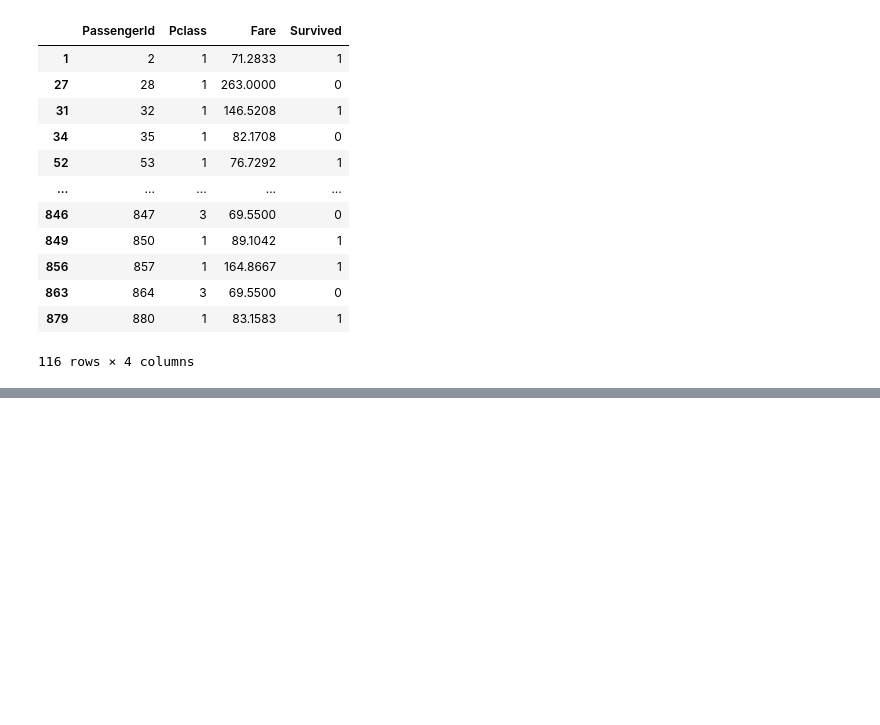
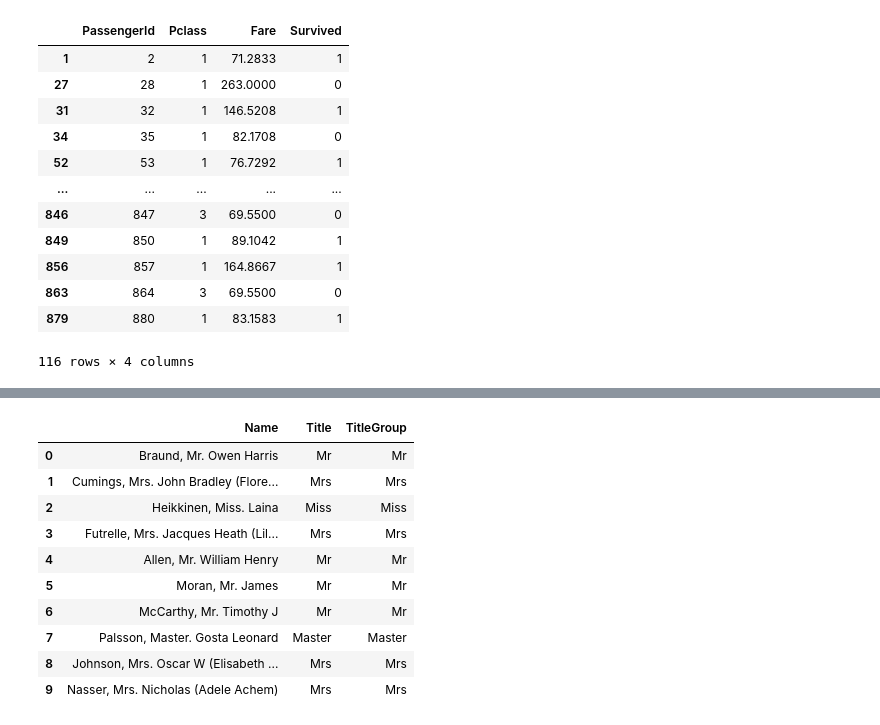
Before and after one commit to SumaiyaaRq/eda-projects, a Jupyter notebook: Titanic_EDA.ipynb, the cells around one changed output, grey strips where cells are left out. Drawn from its saved outputs; the diff is of its cells as text; code cells hidden in the pictures; blank space fills up the shorter version.

Commit message:
Extract TitleGroups from the Names

```diff
--- a/Titanic_EDA.ipynb
+++ b/Titanic_EDA.ipynb
@@ -443,0 +487,2 @@ plt.show()
+# %%
+df["Title"] = df["Name"].str.split(",").str[1].str.split(".").str[0].str.strip()
@@ -443,0 +525,3 @@ plt.show()
+# %%
+common_titles=["Mr", "Mrs", "Miss", "Master"]
+df["TitleGroup"]=df["Title"].where(df["Title"].isin(common_titles),"Rare")
@@ -443,0 +538,14 @@ plt.show()
+# %%
+df[["Name", "Title", "TitleGroup"]].head(10)
+# %% [output]
+|  | Name | Title | TitleGroup |
+| 0 | Braund, Mr. Owen Harris | Mr | Mr |
+| 1 | Cumings, Mrs. John Bradley (Flore... | Mrs | Mrs |
+| 2 | Heikkinen, Miss. Laina | Miss | Miss |
+| 3 | Futrelle, Mrs. Jacques Heath (Lil... | Mrs | Mrs |
+| 4 | Allen, Mr. William Henry | Mr | Mr |
+| 5 | Moran, Mr. James | Mr | Mr |
+| 6 | McCarthy, Mr. Timothy J | Mr | Mr |
+| 7 | Palsson, Master. Gosta Leonard | Master | Master |
+| 8 | Johnson, Mrs. Oscar W (Elisabeth ... | Mrs | Mrs |
+| 9 | Nasser, Mrs. Nicholas (Adele Achem) | Mrs | Mrs |
```
Also changed, not shown: parts of 12 cells of this notebook.
